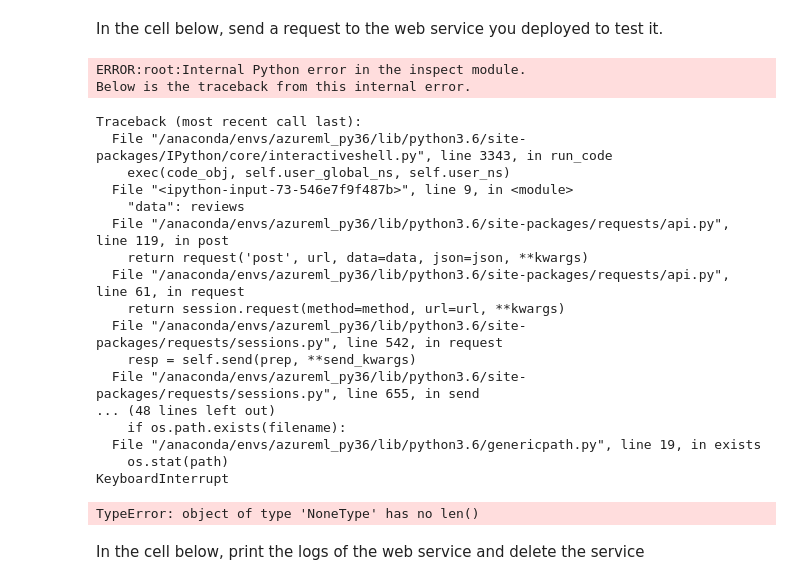
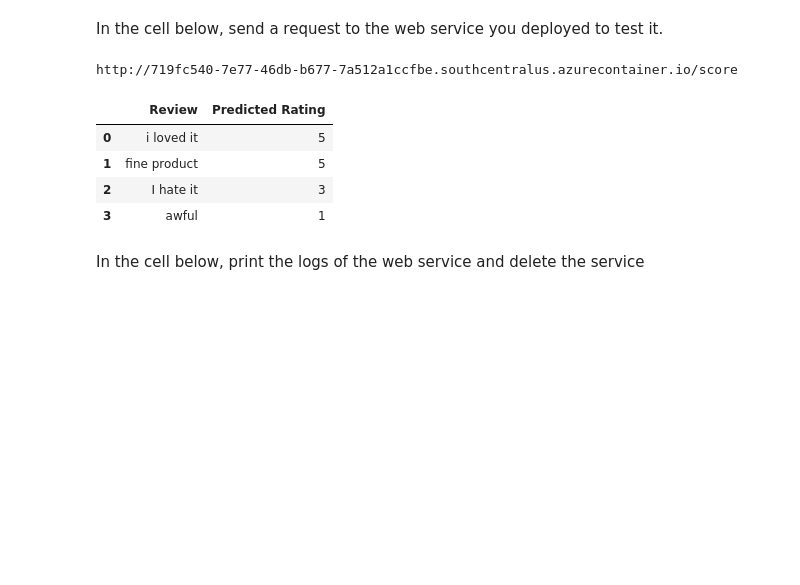
Before and after one commit to iolucas/AMLE_P3, a Jupyter notebook: automl.ipynb, the cells around one changed output. Cells and saved outputs as stored; diff of their text form; code cells hidden in the pictures; blank space fills up the shorter version.

```diff
--- a/automl.ipynb
+++ b/automl.ipynb
@@ -158,39 +232,28 @@ NameError: name 'AciWebservice' is not defined
 # %% [markdown]
 In the cell below, send a request to the web service you deployed to test it.
+# %%
+print(service.scoring_uri)
+# %% [output]
+http://719fc540-7e77-46db-b677-7a512a1ccfbe.southcentralus.azurecontainer.io/score
 # %%
 reviews = [
     "i loved it",
     "fine product",
     "I hate it",
-    "awful experience"
+    "awful"
 ]
 
-predictions = requests.post(service.scoring_uri, json={
+predictions = requests.post("http://719fc540-7e77-46db-b677-7a512a1ccfbe.southcentralus.azurecontainer.io/score", json={
     "data": reviews
 }).json()
 
-pd.DataFrame(data={"reviews":reviews, "Predicted Rating":predictions})
+pd.DataFrame(data={"Review":reviews, "Predicted Rating":predictions})
 # %% [output]
-ERROR:root:Internal Python error in the inspect module.
-Below is the traceback from this internal error.
-Traceback (most recent call last):
-  File "/anaconda/envs/azureml_py36/lib/python3.6/site-packages/IPython/core/interactiveshell.py", line 3343, in run_code
-    exec(code_obj, self.user_global_ns, self.user_ns)
-  File "<ipython-input-73-546e7f9f487b>", line 9, in <module>
-    "data": reviews
-  File "/anaconda/envs/azureml_py36/lib/python3.6/site-packages/requests/api.py", line 119, in post
-    return request('post', url, data=data, json=json, **kwargs)
-  File "/anaconda/envs/azureml_py36/lib/python3.6/site-packages/requests/api.py", line 61, in request
-    return session.request(method=method, url=url, **kwargs)
-  File "/anaconda/envs/azureml_py36/lib/python3.6/site-packages/requests/sessions.py", line 542, in request
-    resp = self.send(prep, **send_kwargs)
-  File "/anaconda/envs/azureml_py36/lib/python3.6/site-packages/requests/sessions.py", line 655, in send
-... (48 lines left out)
-    if os.path.exists(filename):
-  File "/anaconda/envs/azureml_py36/lib/python3.6/genericpath.py", line 19, in exists
-    os.stat(path)
-KeyboardInterrupt
-TypeError: object of type 'NoneType' has no len()
+|  | Review | Predicted Rating |
+| 0 | i loved it | 5 |
+| 1 | fine product | 5 |
+| 2 | I hate it | 3 |
+| 3 | awful | 1 |
 # %% [markdown]
 In the cell below, print the logs of the web service and delete the service
 # %%
```
Also changed, not shown: parts of 11 cells of this notebook, 21 other files.
